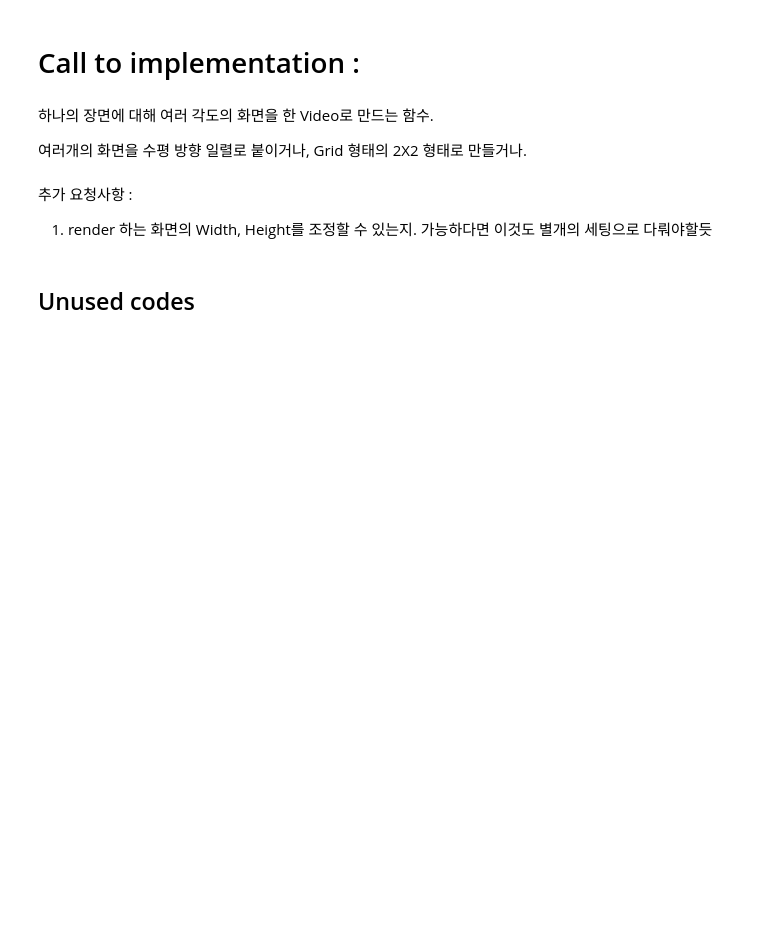
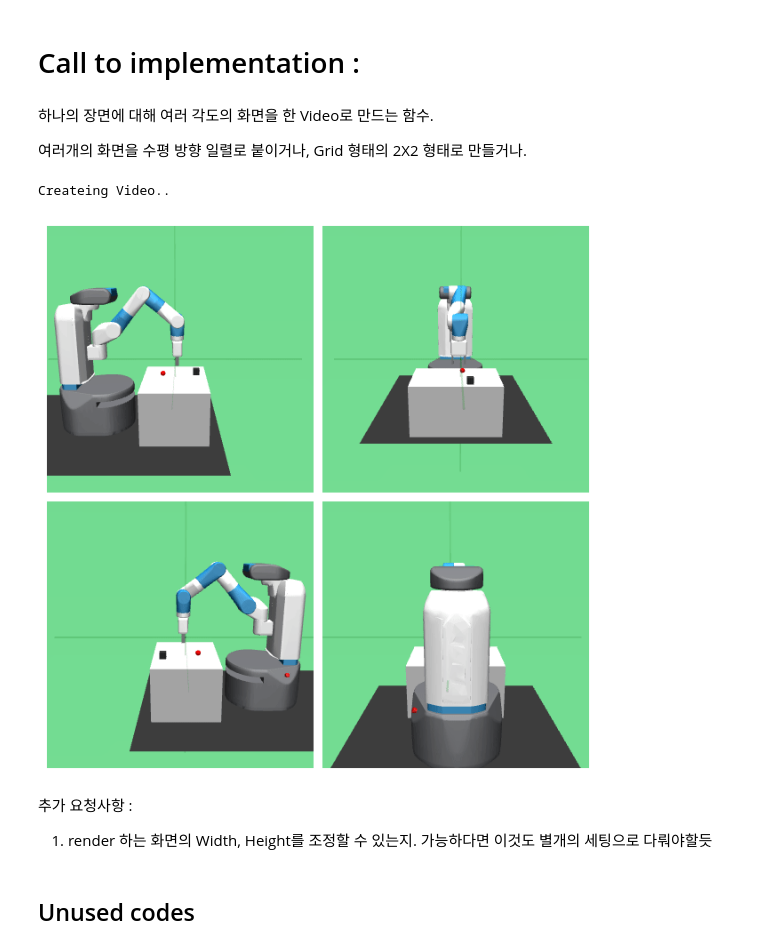
Before and after one commit to jesn1219/Examples_Mujoco, a Jupyter notebook: ipynb/RoboticsCameraSamples.ipynb, the cells around one changed output. Cells and saved outputs as stored; diff of their text form; code cells hidden in the pictures; blank space fills up the shorter version.

```diff
--- a/ipynb/RoboticsCameraSamples.ipynb
+++ b/ipynb/RoboticsCameraSamples.ipynb
@@ -71,34 +136,29 @@ Createing Video..
 # %%
-'''
-env : env
-cam_configs : configs for different angle
-shape : ? X ? 모양으로 만들것인지.
-'''
-
-def render_multi_angle(env, cam_configs, shape) :
-
-    return # pixel
-
-
 # Use Example
 import gym
+env_name = 'FetchPickAndPlace-v1'
 env = gym.make(env_name)
 env.reset()
+env.render(mode='rgb_array')
 
-cam_config_1 = {'distance' : 2.5, 'azimuth' : 132.0, 'elevation' : -14.0}
-cam_config_2 = {'distance' : 2.5, 'azimuth' : 62.0, 'elevation' : -14.0}
-cam_configs = [cam_config_1, cam_config_2]
+cam_config_1 = {'distance' : 2.5, 'azimuth' : 90.0, 'elevation' : -14.0}
+cam_config_2 = {'distance' : 2.5, 'azimuth' : 180.0, 'elevation' : -14.0} # 정면
+cam_config_3 = {'distance' : 2.5, 'azimuth' : 270.0, 'elevation' : -14.0}
+cam_config_4 = {'distance' : 2.5, 'azimuth' : 0.0, 'elevation' : -14.0}
+cam_configs = [cam_config_1, cam_config_2, cam_config_3, cam_config_4]
 
+video = []
 
-video = [] #
-env.render(mode='rgb_array')
-#env.viewer.move_camera()
+print("Createing Video..")
 for _ in range(10):
     obs, reward, done, info = env.step(env.action_space.sample()) # take a random action
-    pixels = render_multi_angle(env, cam_configs)
+    pixels = render_multi_angle(env, cam_configs,(2,2))
     video.append(pixels)
 
 display_video(video, gif=True)
+# %% [output]
+Createing Video..
+[figure, added]
 # %% [markdown]
 추가 요청사항 :
 1. render 하는 화면의 Width, Height를 조정할 수 있는지. 가능하다면 이것도 별개의 세팅으로 다뤄야할듯
```
Also changed, not shown: parts of 5 cells of this notebook.
